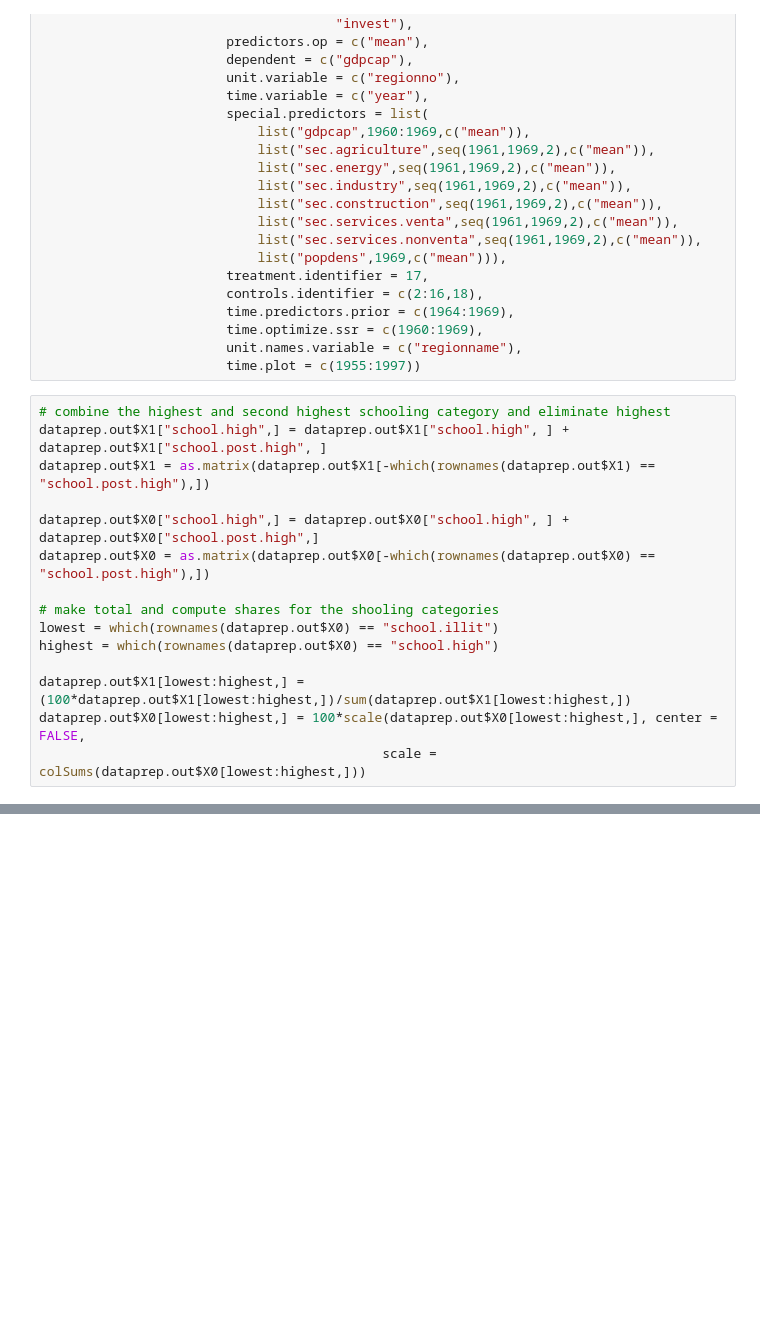
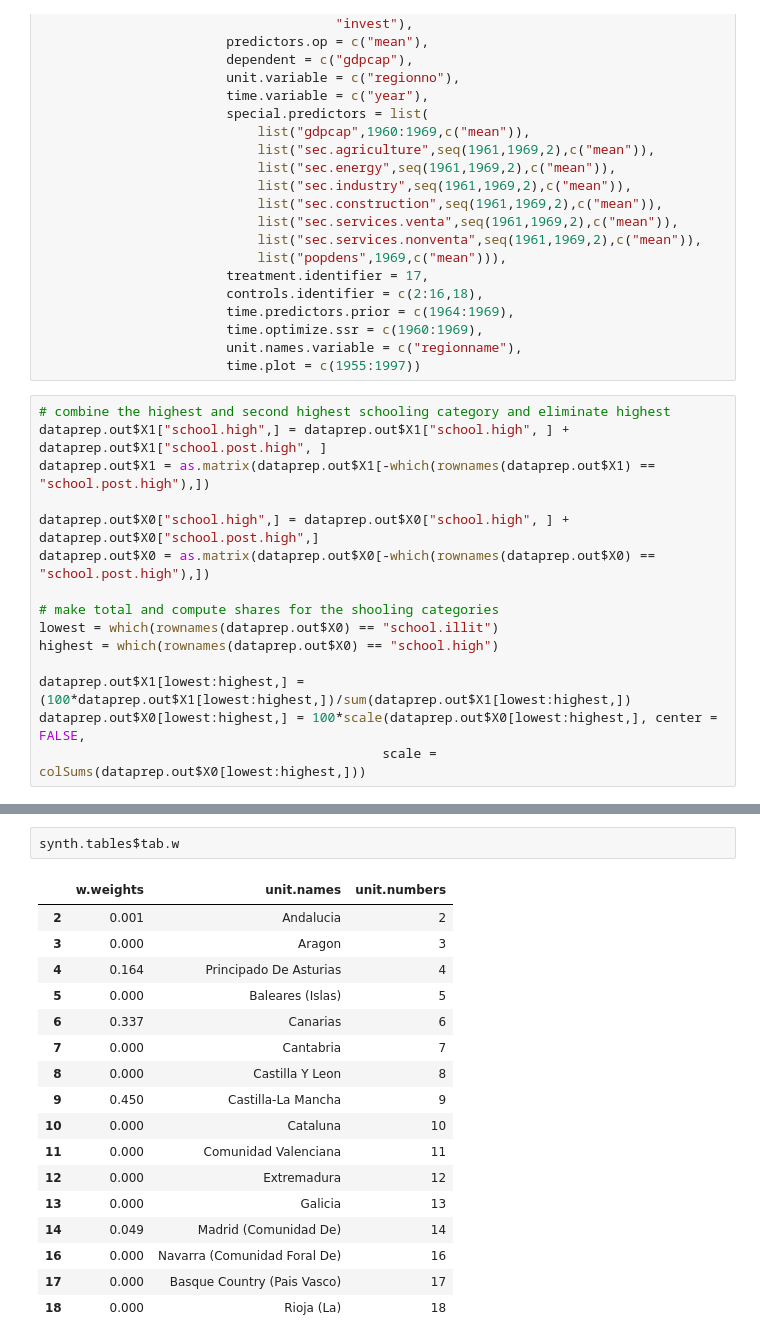
Before and after one commit to theawalmsley/Final-Project, a Jupyter notebook: Synthetic Basque.ipynb, the cells around one changed output, grey strips where cells are left out. Saved outputs shown, nothing was run; the diff lists cells and outputs as text; blank space fills up the shorter version.

```diff
--- a/Synthetic Basque.ipynb
+++ b/Synthetic Basque.ipynb
@@ -69 +69,21 @@ solution.w:
+# %%
+synth.tables$tab.w
+# %% [output]
+|  | w.weights | unit.names | unit.numbers |
+| 2 | 0.001 | Andalucia | 2 |
+| 3 | 0.000 | Aragon | 3 |
+| 4 | 0.164 | Principado De Asturias | 4 |
+| 5 | 0.000 | Baleares (Islas) | 5 |
+| 6 | 0.337 | Canarias | 6 |
+| 7 | 0.000 | Cantabria | 7 |
+| 8 | 0.000 | Castilla Y Leon | 8 |
+| 9 | 0.450 | Castilla-La Mancha | 9 |
+| 10 | 0.000 | Cataluna | 10 |
+| 11 | 0.000 | Comunidad Valenciana | 11 |
+| 12 | 0.000 | Extremadura | 12 |
+| 13 | 0.000 | Galicia | 13 |
+| 14 | 0.049 | Madrid (Comunidad De) | 14 |
+| 16 | 0.000 | Navarra (Comunidad Foral De) | 16 |
+| 17 | 0.000 | Basque Country (Pais Vasco) | 17 |
+| 18 | 0.000 | Rioja (La) | 18 |
 # %%
```
Also changed, not shown: parts of 2 cells of this notebook, 9 other files.
